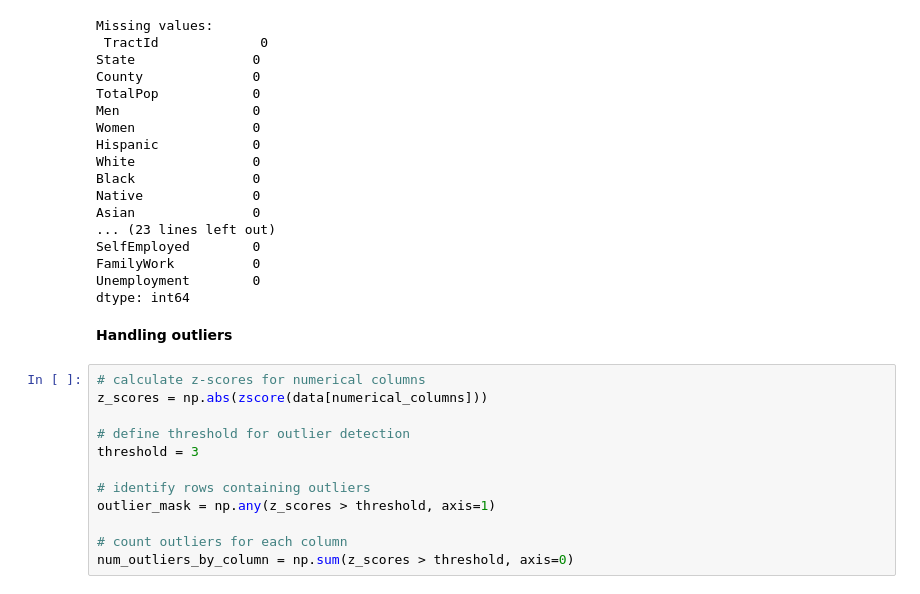
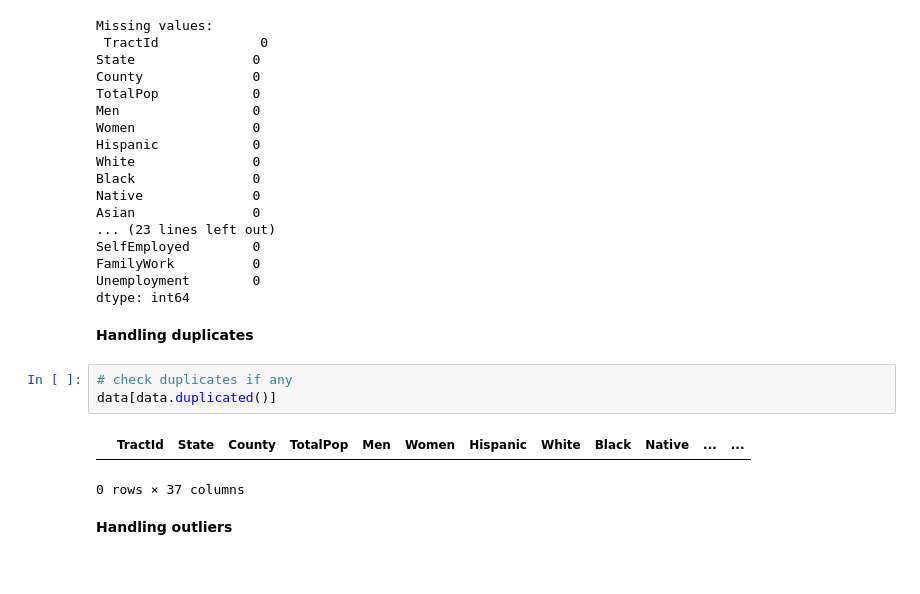
Before and after one commit to MiKueen/US-Census-Analysis, a Jupyter notebook: notebook.ipynb, the cells around one changed output. Cells and saved outputs as stored; diff of their text form.

```diff
--- a/notebook.ipynb
+++ b/notebook.ipynb
@@ -210,17 +213,13 @@ SelfEmployed        0
 FamilyWork          0
 Unemployment        0
 dtype: int64
+# %% [markdown]
+**Handling duplicates**
+# %%
+# check duplicates if any
+data[data.duplicated()]
+# %% [output]
+|  | TractId | State | County | TotalPop | Men | Women | Hispanic | White | Black | Native | ... | ... |
+0 rows × 37 columns
 # %% [markdown]
 **Handling outliers**
-# %%
-# calculate z-scores for numerical columns
-z_scores = np.abs(zscore(data[numerical_columns]))
-
-# define threshold for outlier detection
-threshold = 3
-
-# identify rows containing outliers
-outlier_mask = np.any(z_scores > threshold, axis=1)
-
-# count outliers for each column
-num_outliers_by_column = np.sum(z_scores > threshold, axis=0)
```
Also changed, not shown: parts of 16 cells of this notebook.
